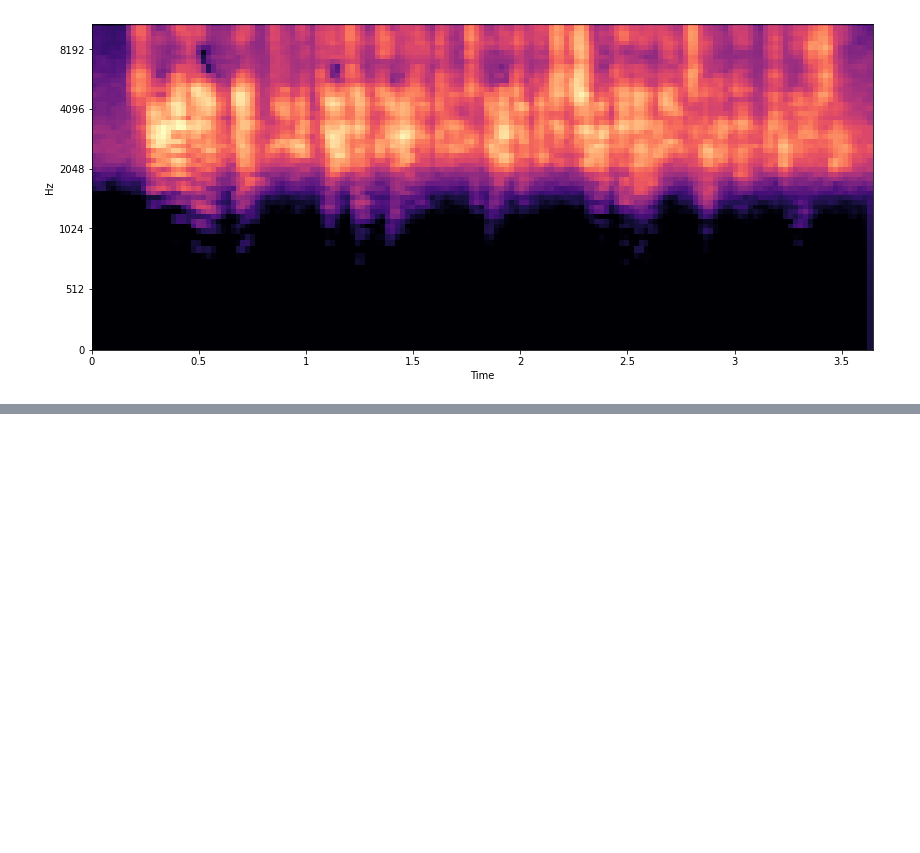
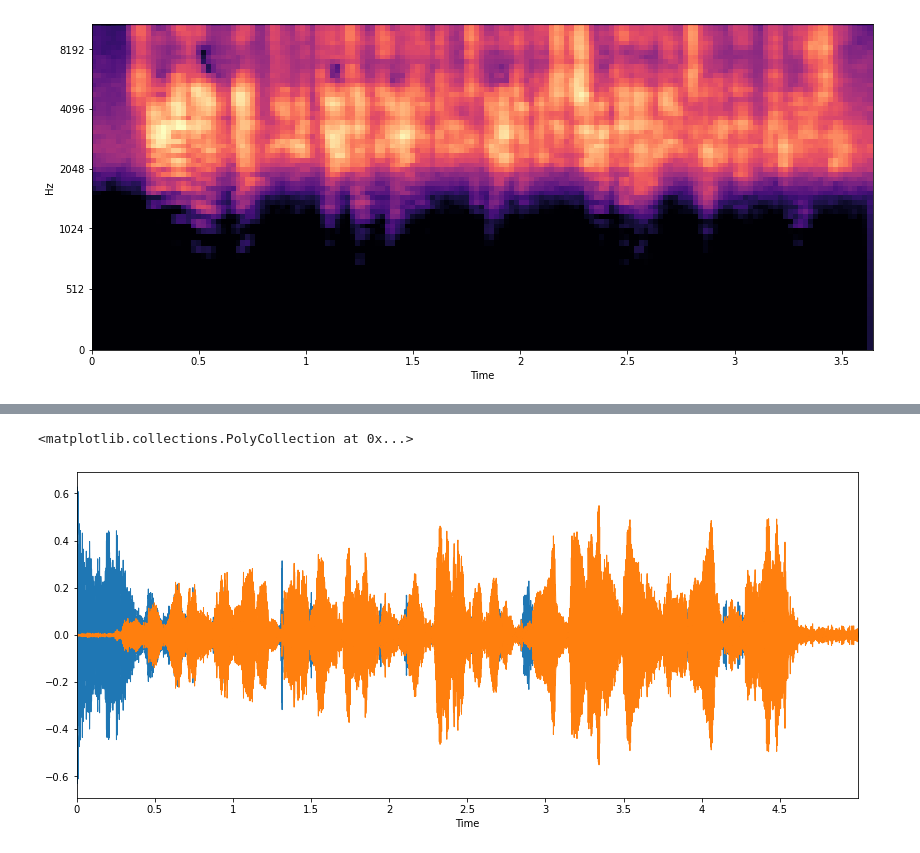
Before and after one commit to zashin-AI/JongHo, a Jupyter notebook: Denoise/Methods_for_sound_noise_reduction.ipynb, the cells around one changed output, grey strips where cells are left out. Cells and saved outputs as stored; diff of their text form; code cells hidden in the pictures; blank space fills up the shorter version.

```diff
--- a/Methods_for_sound_noise_reduction.ipynb
+++ b/Denoise/Methods_for_sound_noise_reduction.ipynb
@@ -118,0 +135,9 @@ sd.play(yf2, sr)
+# %%
+yp1 = librosa.feature.inverse.mel_to_audio(Dp1)
+yp2 = librosa.feature.inverse.mel_to_audio(Dp2)
+# %%
+librosa.display.waveplot(yp1, sr=sr, x_axis='time')
+librosa.display.waveplot(y1, sr=sr, x_axis='time')
+# %% [output]
+<matplotlib.collections.PolyCollection at 0x...>
+[figure, added]
```
Also changed, not shown: parts of 7 cells of this notebook, 2 other files.
